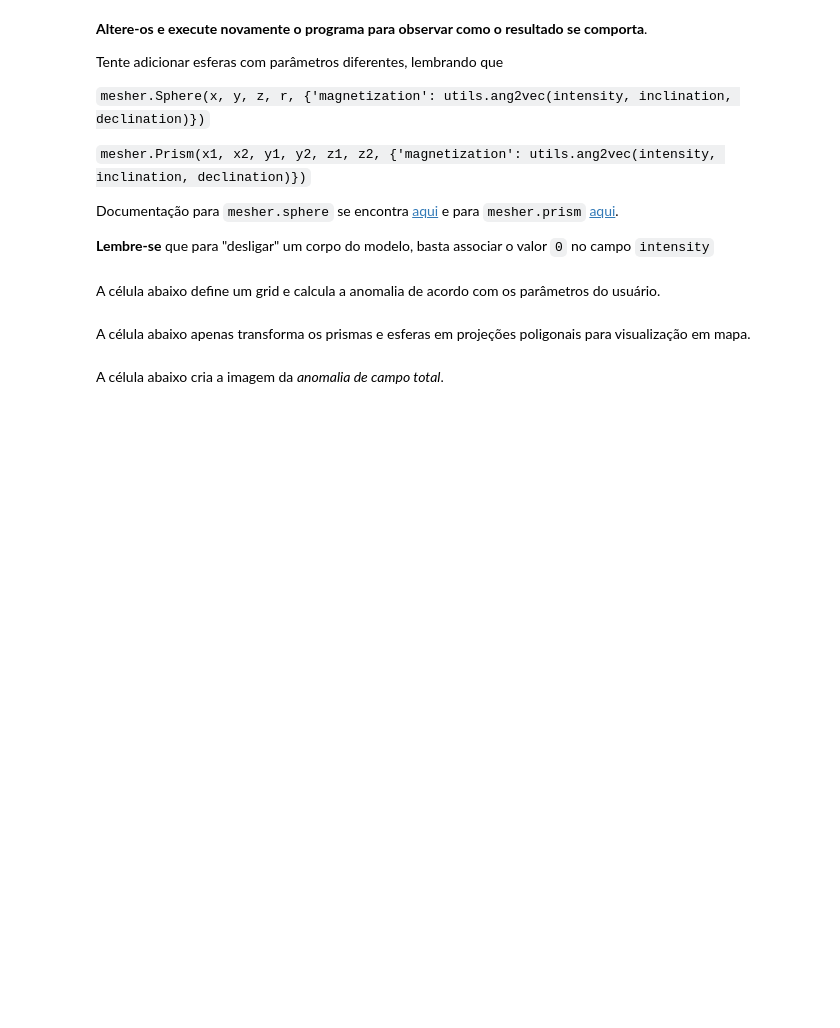
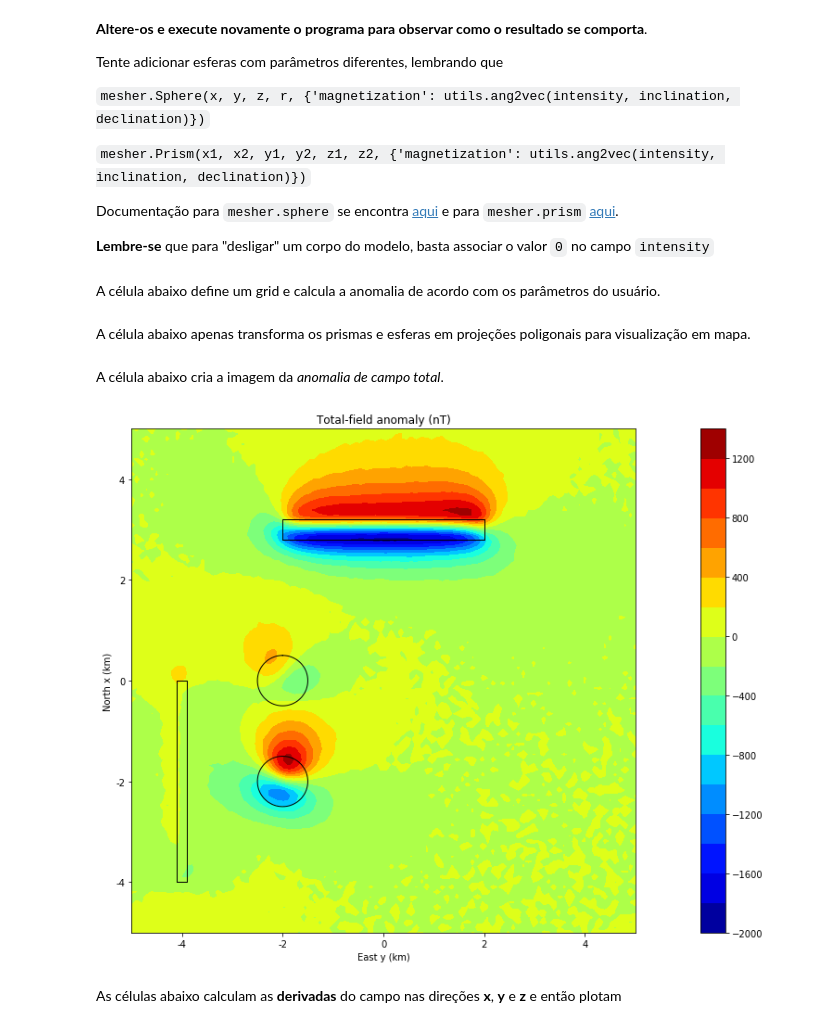
Before and after one commit to leomiquelutti/UFU-geofisica-2, a Jupyter notebook: notebooks/magnetometria/MAG_modelo-anomalia-magnetica.ipynb, the cells around one changed output. Cells and saved outputs as stored; diff of their text form; code cells hidden in the pictures; blank space fills up the shorter version.

```diff
--- a/notebooks/magnetometria/MAG_modelo-anomalia-magnetica.ipynb
+++ b/notebooks/magnetometria/MAG_modelo-anomalia-magnetica.ipynb
@@ -61,12 +61,14 @@ A célula abaixo contém o modelo de **esferas** definidos pelo usuário.
 # %%
 # Create a sphere model
 modelSphere = [
-    # One with induced magnetization
-    mesher.Sphere(0, 2000, 600, 500,
-                  {'magnetization': utils.ang2vec(5, inc, dec)}),
+    # two with induced magnetization
+#    mesher.Sphere(0, 0, 600, 500,
+#                  {'magnetization': utils.ang2vec(0, inc, dec)}),
+    mesher.Sphere(-2000, -2000, 600, 500,
+                  {'magnetization': utils.ang2vec(10, inc, dec)}),
     # and one with remanent
     mesher.Sphere(0, -2000, 600, 500,
-                  {'magnetization': utils.ang2vec(10, 0, -50)})]
+                  {'magnetization': utils.ang2vec(5, 0, -50)})]
 # %% [markdown]
 A célula abaixo contém o modelo de **prismas** definidos pelo usuário.
 
@@ -74,12 +76,14 @@ A célula abaixo contém o modelo de **prismas** definidos pelo usuário.
 # %%
 # Create a prism model
 modelPrism = [
-    # One with induced magnetization
-    mesher.Prism(1800, 2200, -1000, 1000, 100, 1100,
-                  {'magnetization': utils.ang2vec(0, inc, dec)}),
+    # two with induced magnetization
+    mesher.Prism(2800, 3200, -2000, 2000, 100, 1100,
+                  {'magnetization': utils.ang2vec(10, inc, dec)}),
+#    mesher.Prism(-4000, 0, 4200, 3800, 100, 1100,
+#                  {'magnetization': utils.ang2vec(10, inc, dec)}),
     # and one with remanent
-    mesher.Prism(-2100, -1900, -4000, 4000, 100, 1100,
-                  {'magnetization': utils.ang2vec(0, 0, -20)})]
+    mesher.Prism(-4000, 0, -4100, -3900, 100, 1100,
+                  {'magnetization': utils.ang2vec(5, 0, -20)})]
 # %% [markdown]
 **Altere-os e execute novamente o programa para observar como o resultado se comporta**.
 
@@ -113,14 +120,18 @@ for i in range(modelSphere.__len__()):
 A célula abaixo cria a imagem da _anomalia de campo total_.
 # %%
 # Plot
-mpl.figure()
+mpl.figure(figsize=(25, 10))
 mpl.title("Total-field anomaly (nT)")
 mpl.axis('scaled')
 mpl.contourf(yp, xp, tf, shape, 15)
 mpl.colorbar()
 for i in range(pol.__len__()):
-    mpl.polygon(pol[i])
+    mpl.polygon(pol[i], '-k', xy2ne=True)
 mpl.xlabel('East y (km)')
 mpl.ylabel('North x (km)')
 mpl.m2km()
 mpl.show()
+# %% [output]
+[figure, added]
+# %% [markdown]
+As células abaixo calculam as __derivadas__ do campo nas direções __x__, __y__ e __z__ e então plotam
```
Also changed, not shown: parts of 14 cells of this notebook.
